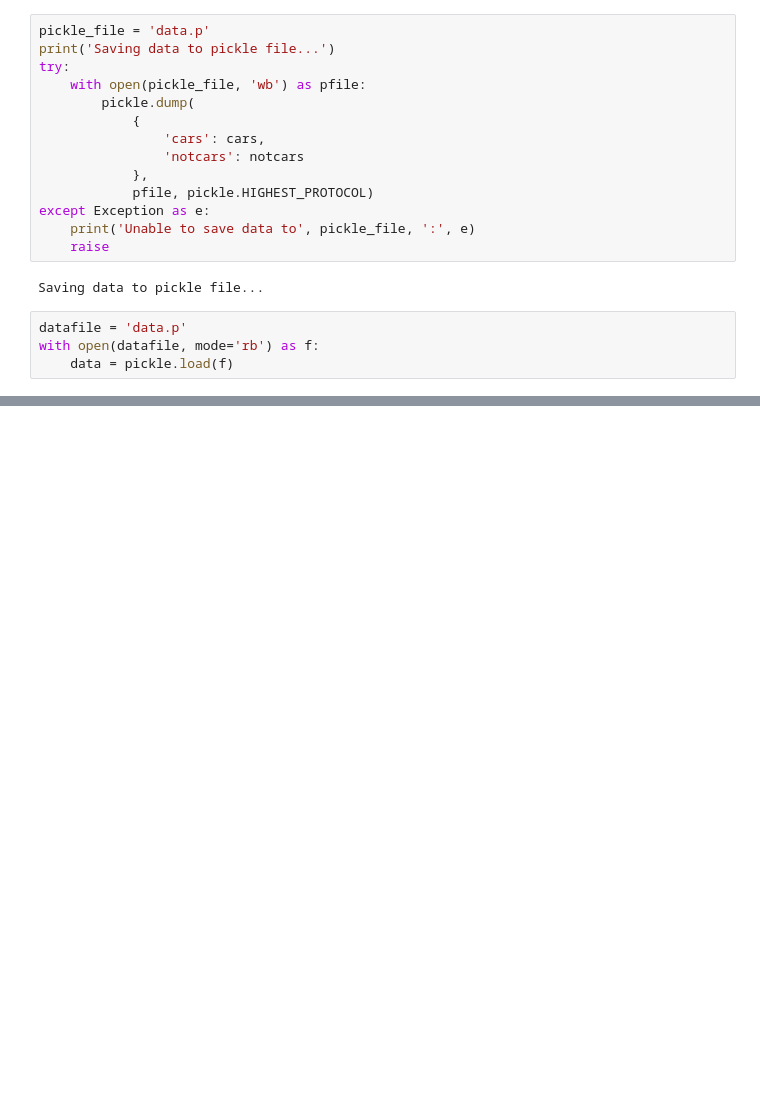
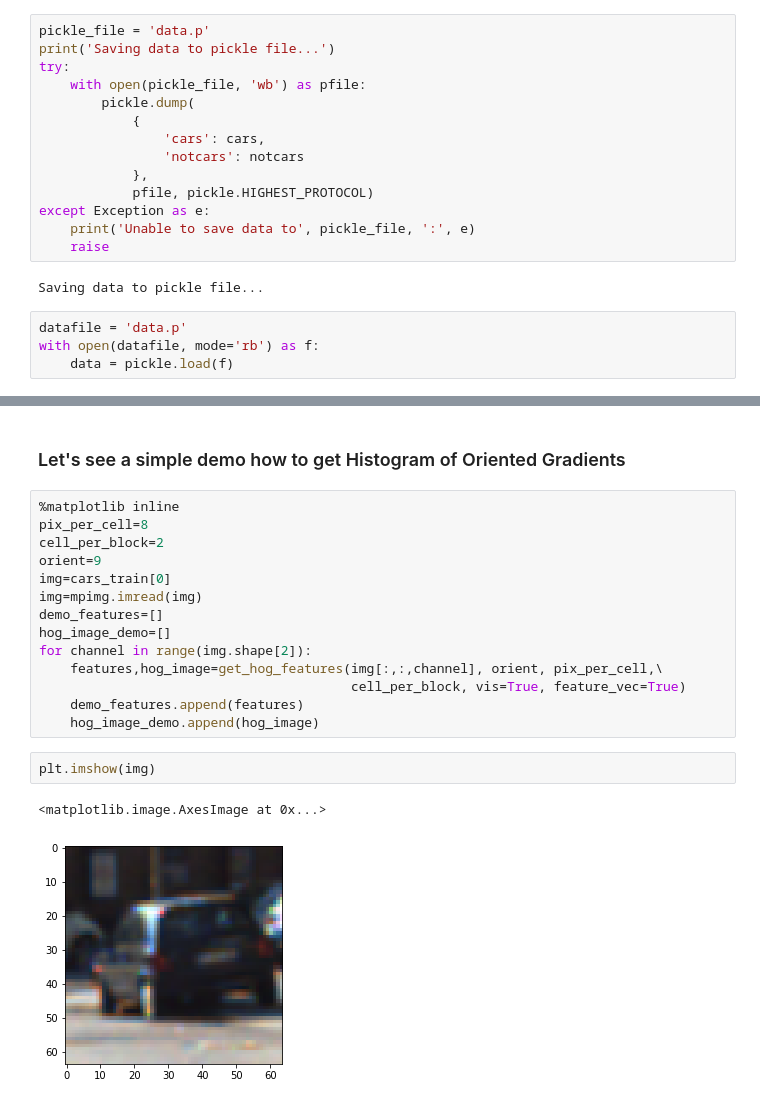
Before and after one commit to tiandiao123/Vehicle-Detection, a Jupyter notebook: Vehicle Detection.ipynb, the cells around one changed output, grey strips where cells are left out. Drawn from its saved outputs; the diff is of its cells as text; blank space fills up the shorter version.

```diff
--- a/Vehicle Detection.ipynb
+++ b/Vehicle Detection.ipynb
@@ -64,0 +114,21 @@ notcars_train,notcars_test=train_test_split(notcars_data,test_size=0.2)
+# %% [markdown]
+### Let's see a simple demo how to get Histogram of Oriented Gradients
+# %%
+%matplotlib inline
+pix_per_cell=8
+cell_per_block=2
+orient=9
+img=cars_train[0]
+img=mpimg.imread(img)
+demo_features=[]
+hog_image_demo=[]
+for channel in range(img.shape[2]):
+    features,hog_image=get_hog_features(img[:,:,channel], orient, pix_per_cell,\
+                                        cell_per_block, vis=True, feature_vec=True)
+    demo_features.append(features)
+    hog_image_demo.append(hog_image)
+# %%
+plt.imshow(img)
+# %% [output]
+<matplotlib.image.AxesImage at 0x...>
+[figure, added]
```
Also changed, not shown: parts of 12 cells of this notebook, 3 other files.
